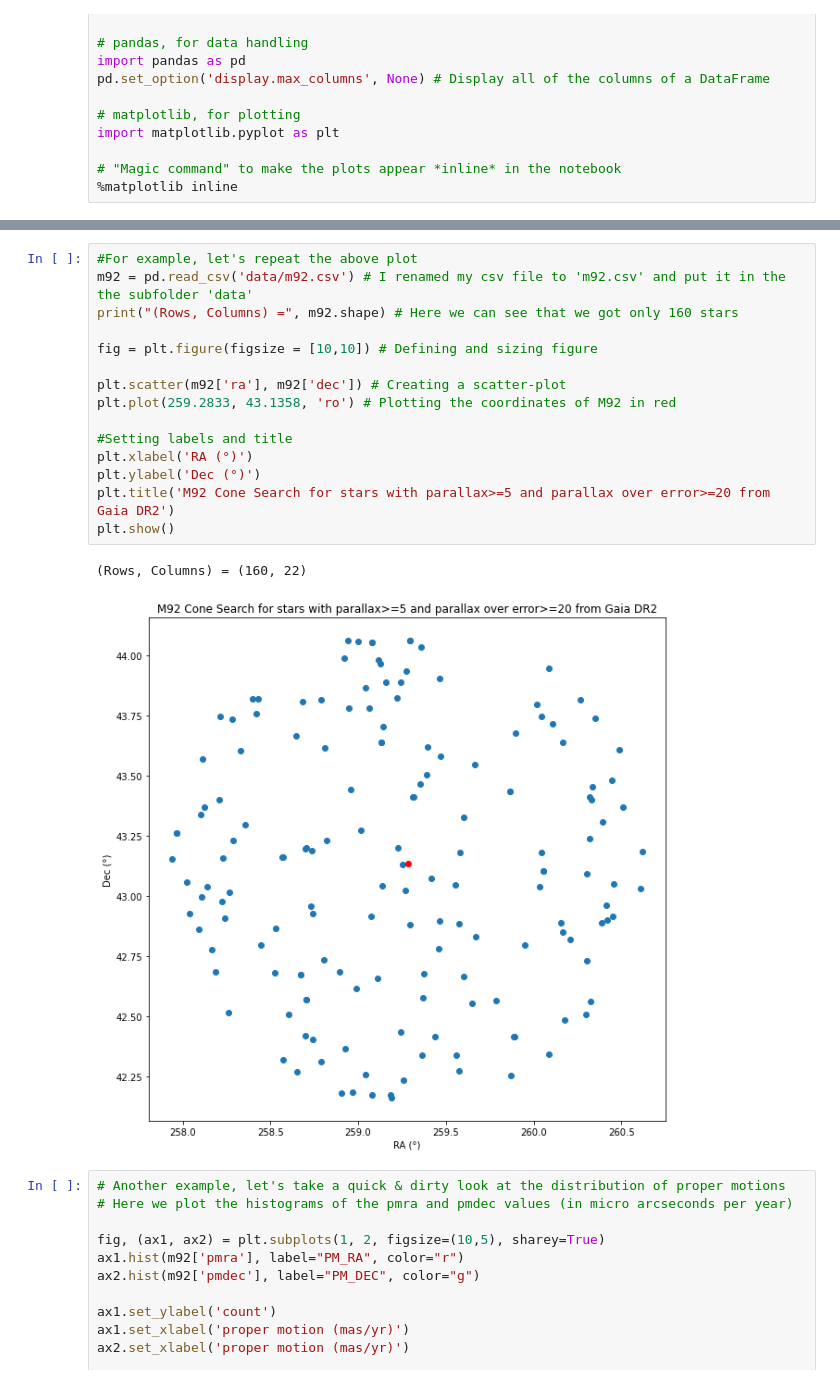
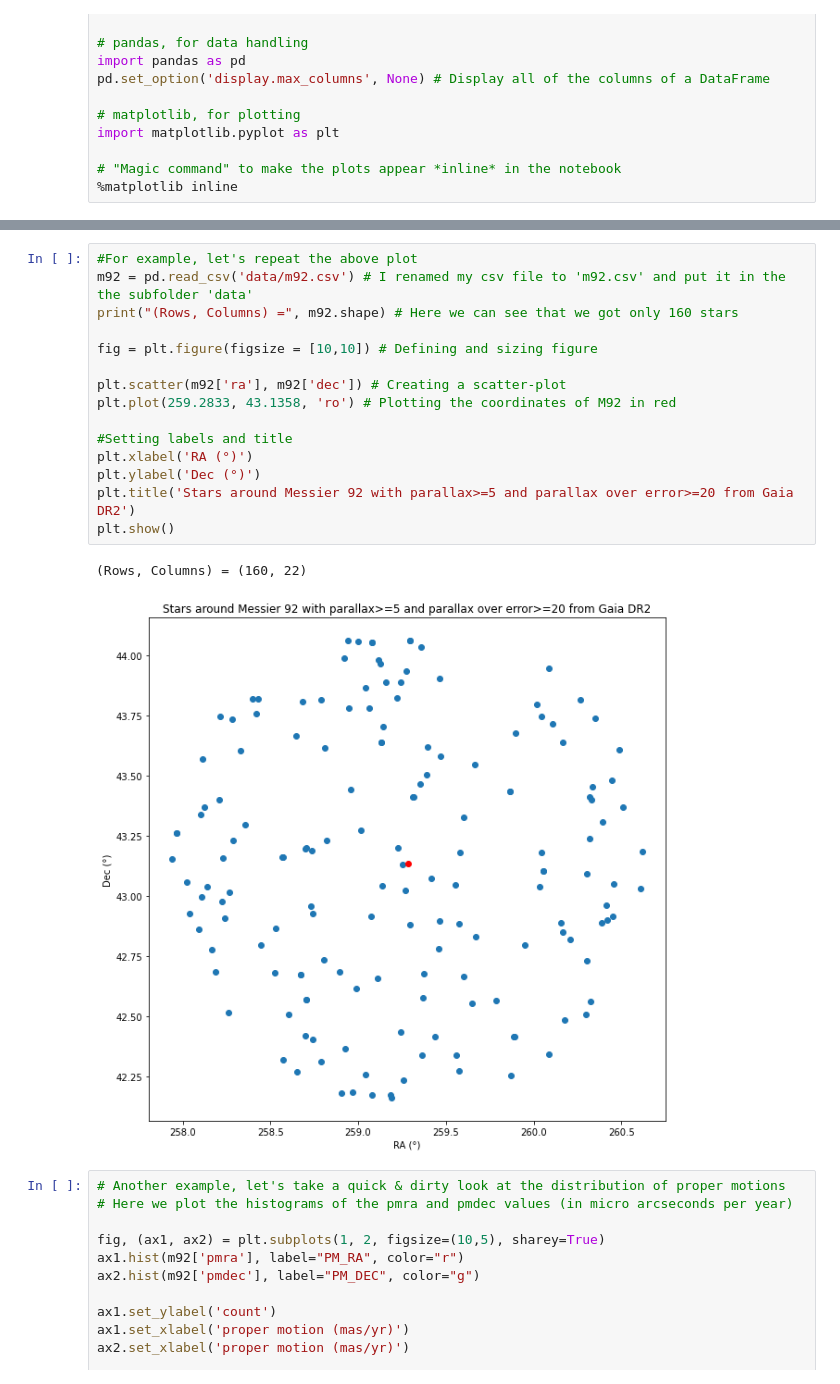
Before and after one commit to howardisaacson/Intro-to-Astro-2021, a Jupyter notebook: Week3_gaia_exoplanet_archive/GaiaTutorialAssignment.ipynb, the cells around one changed output, grey strips where cells are left out. Cells and saved outputs as stored; diff of their text form.

```diff
--- a/Week3_gaia_exoplanet_archive/GaiaTutorialAssignment.ipynb
+++ b/Week3_gaia_exoplanet_archive/GaiaTutorialAssignment.ipynb
@@ -150,21 +153,21 @@ Let us read the data in Python and plot the results
 # %%
 #For example, let's repeat the above plot
 m92 = pd.read_csv('data/m92.csv') # I renamed my csv file to 'm92.csv' and put it in the the subfolder 'data'
 print("(Rows, Columns) =", m92.shape) # Here we can see that we got only 160 stars
 
 fig = plt.figure(figsize = [10,10]) # Defining and sizing figure
 
 plt.scatter(m92['ra'], m92['dec']) # Creating a scatter-plot
 plt.plot(259.2833, 43.1358, 'ro') # Plotting the coordinates of M92 in red
 
 #Setting labels and title
 plt.xlabel('RA (°)')
 plt.ylabel('Dec (°)')
-plt.title('M92 Cone Search for stars with parallax>=5 and parallax over error>=20 from Gaia DR2')
+plt.title('Stars around Messier 92 with parallax>=5 and parallax over error>=20 from Gaia DR2')
 plt.show()
 # %% [output]
 (Rows, Columns) = (160, 22)
-[figure, old version]
+[figure, new version]
 # %%
 # Another example, let's take a quick & dirty look at the distribution of proper motions
 # Here we plot the histograms of the pmra and pmdec values (in micro arcseconds per year)
```
Also changed, not shown: parts of 19 cells of this notebook, 2 other files.
